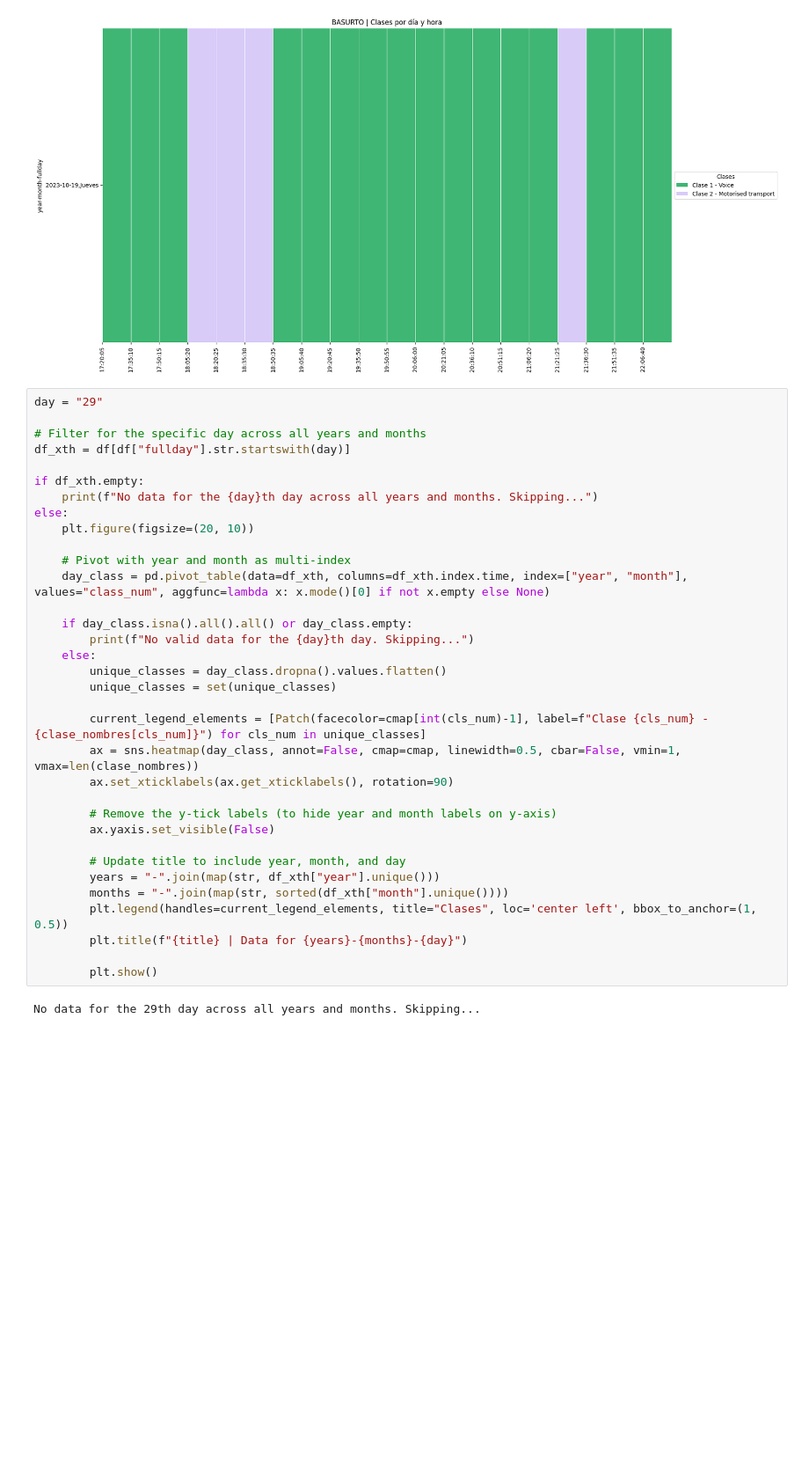
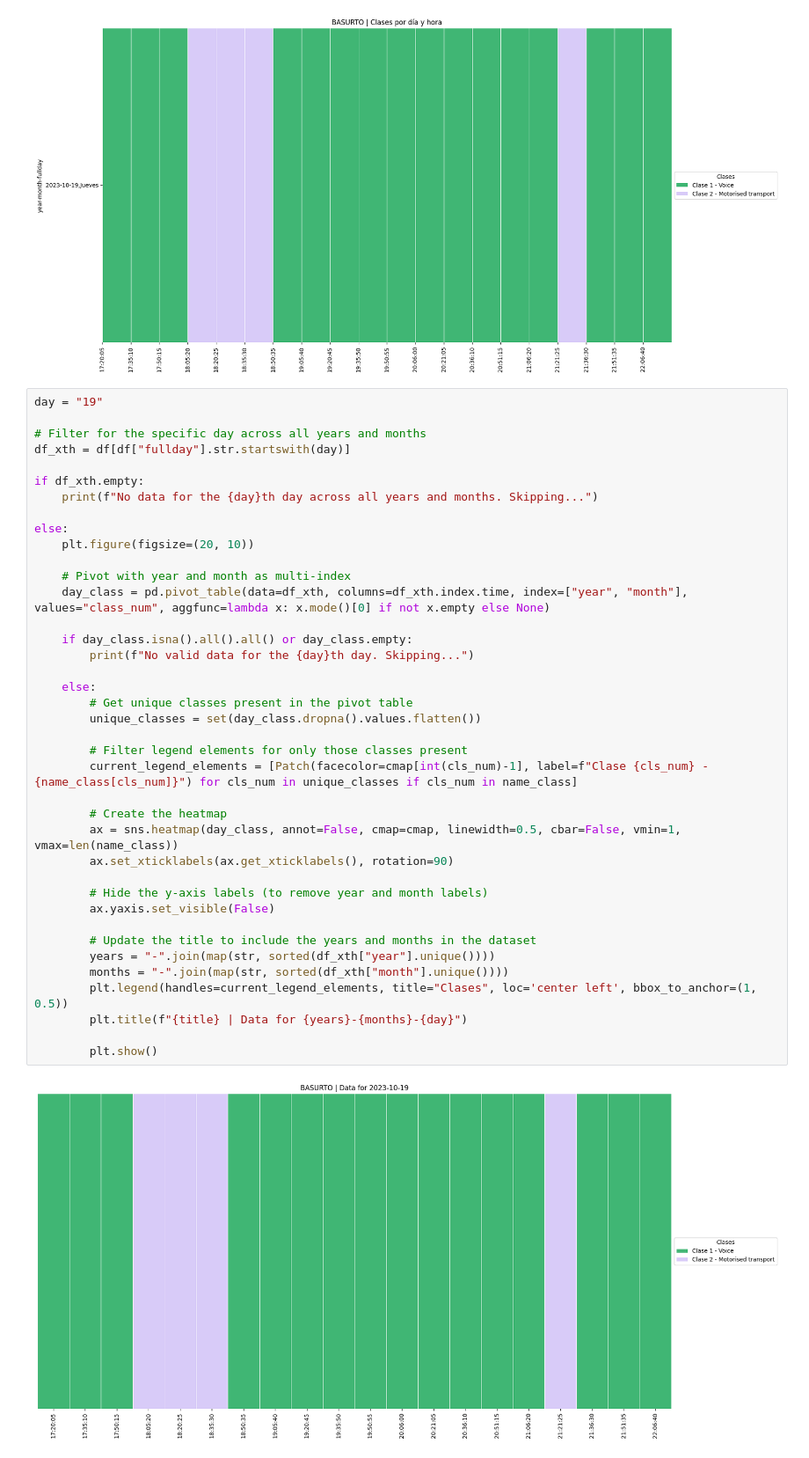
Before and after one commit to aacacustica/Audio_Processing, a Jupyter notebook: AI_Model/Visualization/visualizacion_predicciones.ipynb, the cells around one changed output. Shown at 88% size. Cells and saved outputs as stored; diff of their text form; blank space fills up the shorter version.

```diff
--- a/AI_Model/Visualization/visualizacion_predicciones.ipynb
+++ b/AI_Model/Visualization/visualizacion_predicciones.ipynb
@@ -310,39 +310,44 @@ plt.show()
 # %% [output]
 [figure]
 # %%
-day = "29"
+day = "19"
 
 # Filter for the specific day across all years and months
 df_xth = df[df["fullday"].str.startswith(day)]
 
 if df_xth.empty:
     print(f"No data for the {day}th day across all years and months. Skipping...")
+
 else:
     plt.figure(figsize=(20, 10))
 
     # Pivot with year and month as multi-index
     day_class = pd.pivot_table(data=df_xth, columns=df_xth.index.time, index=["year", "month"], values="class_num", aggfunc=lambda x: x.mode()[0] if not x.empty else None)
 
     if day_class.isna().all().all() or day_class.empty:
         print(f"No valid data for the {day}th day. Skipping...")
+
     else:
-        unique_classes = day_class.dropna().values.flatten()
-        unique_classes = set(unique_classes)
+        # Get unique classes present in the pivot table
+        unique_classes = set(day_class.dropna().values.flatten())
 
-        current_legend_elements = [Patch(facecolor=cmap[int(cls_num)-1], label=f"Clase {cls_num} - {clase_nombres[cls_num]}") for cls_num in unique_classes]
-        ax = sns.heatmap(day_class, annot=False, cmap=cmap, linewidth=0.5, cbar=False, vmin=1, vmax=len(clase_nombres))
+        # Filter legend elements for only those classes present
+        current_legend_elements = [Patch(facecolor=cmap[int(cls_num)-1], label=f"Clase {cls_num} - {name_class[cls_num]}") for cls_num in unique_classes if cls_num in name_class]
+
+        # Create the heatmap
+        ax = sns.heatmap(day_class, annot=False, cmap=cmap, linewidth=0.5, cbar=False, vmin=1, vmax=len(name_class))
         ax.set_xticklabels(ax.get_xticklabels(), rotation=90)
 
-        # Remove the y-tick labels (to hide year and month labels on y-axis)
+        # Hide the y-axis labels (to remove year and month labels)
         ax.yaxis.set_visible(False)
 
-        # Update title to include year, month, and day
-        years = "-".join(map(str, df_xth["year"].unique()))
+        # Update the title to include the years and months in the dataset
+        years = "-".join(map(str, sorted(df_xth["year"].unique())))
         months = "-".join(map(str, sorted(df_xth["month"].unique())))
         plt.legend(handles=current_legend_elements, title="Clases", loc='center left', bbox_to_anchor=(1, 0.5))
         plt.title(f"{title} | Data for {years}-{months}-{day}")
 
         plt.show()
 # %% [output]
-No data for the 29th day across all years and months. Skipping...
+[figure, added]
 # %%
```
Also changed, not shown: parts of 1 cell of this notebook.
